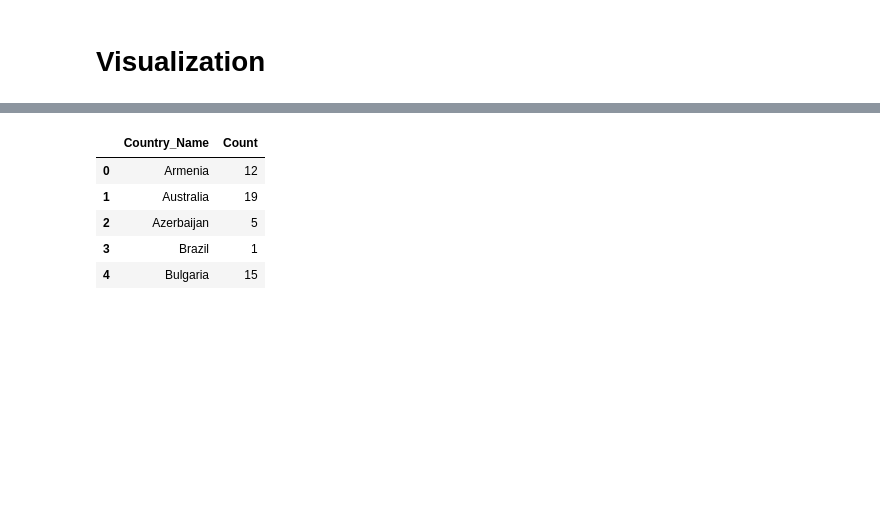
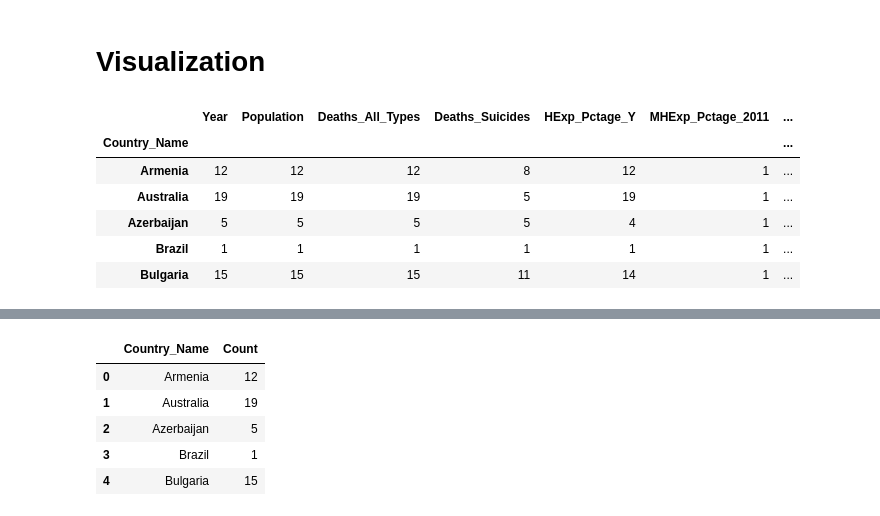
Before and after one commit to erickbezerra/VScode, a Jupyter notebook: Projects/DBexploring/WHO_MHE/WHO_MHExp_and_Deaths.ipynb, the cells around one changed output, grey strips where cells are left out. Drawn from its saved outputs; the diff is of its cells as text; code cells hidden in the pictures; blank space fills up the shorter version.

```diff
--- a/Projects/DBexploring/WHO_MHE/WHO_MHExp_and_Deaths.ipynb
+++ b/Projects/DBexploring/WHO_MHE/WHO_MHExp_and_Deaths.ipynb
@@ -153,3 +153,17 @@ dtype: float64
 # new_df = imputer.fit_transform(df)
 # %% [markdown]
 # Visualization
+# %%
+# List of unique countries
+# unique_countries = df[~df.duplicated('Country_Name')]; # Remove duplicate values
+# countries_list = unique_countries['Country_Name'].tolist(); # Create a list
+unique_countries = df.groupby(['Country_Name']).nunique();
+unique_countries.head()
+# %% [output]
+|  | Year | Population | Deaths_All_Types | Deaths_Suicides | HExp_Pctage_Y | MHExp_Pctage_2011 | ... |
+| Country_Name |  |  |  |  |  |  | ... |
+| Armenia | 12 | 12 | 12 | 8 | 12 | 1 | ... |
+| Australia | 19 | 19 | 19 | 5 | 19 | 1 | ... |
+| Azerbaijan | 5 | 5 | 5 | 5 | 4 | 1 | ... |
+| Brazil | 1 | 1 | 1 | 1 | 1 | 1 | ... |
+| Bulgaria | 15 | 15 | 15 | 11 | 14 | 1 | ... |
```
Also changed, not shown: parts of 3 cells of this notebook.
